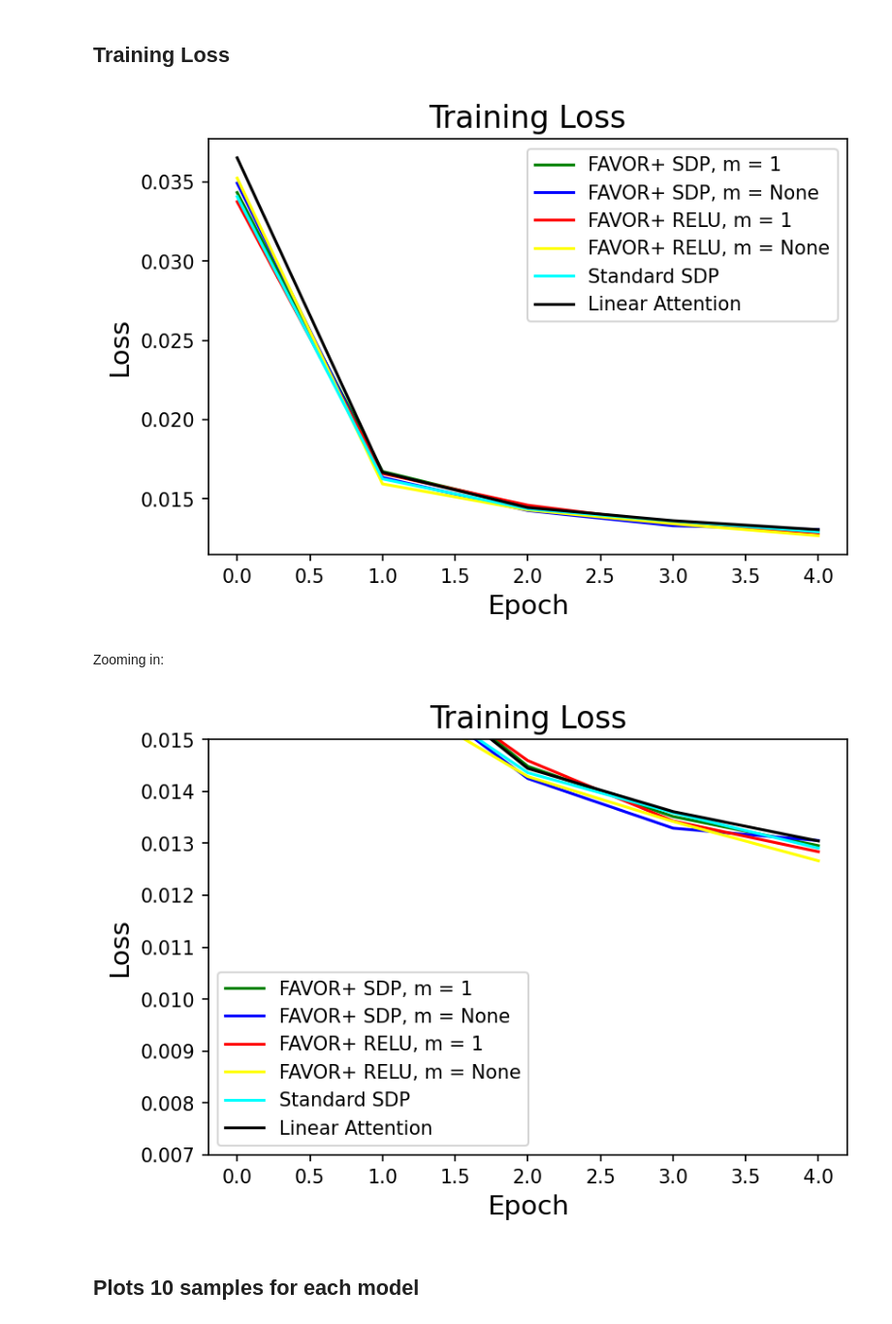
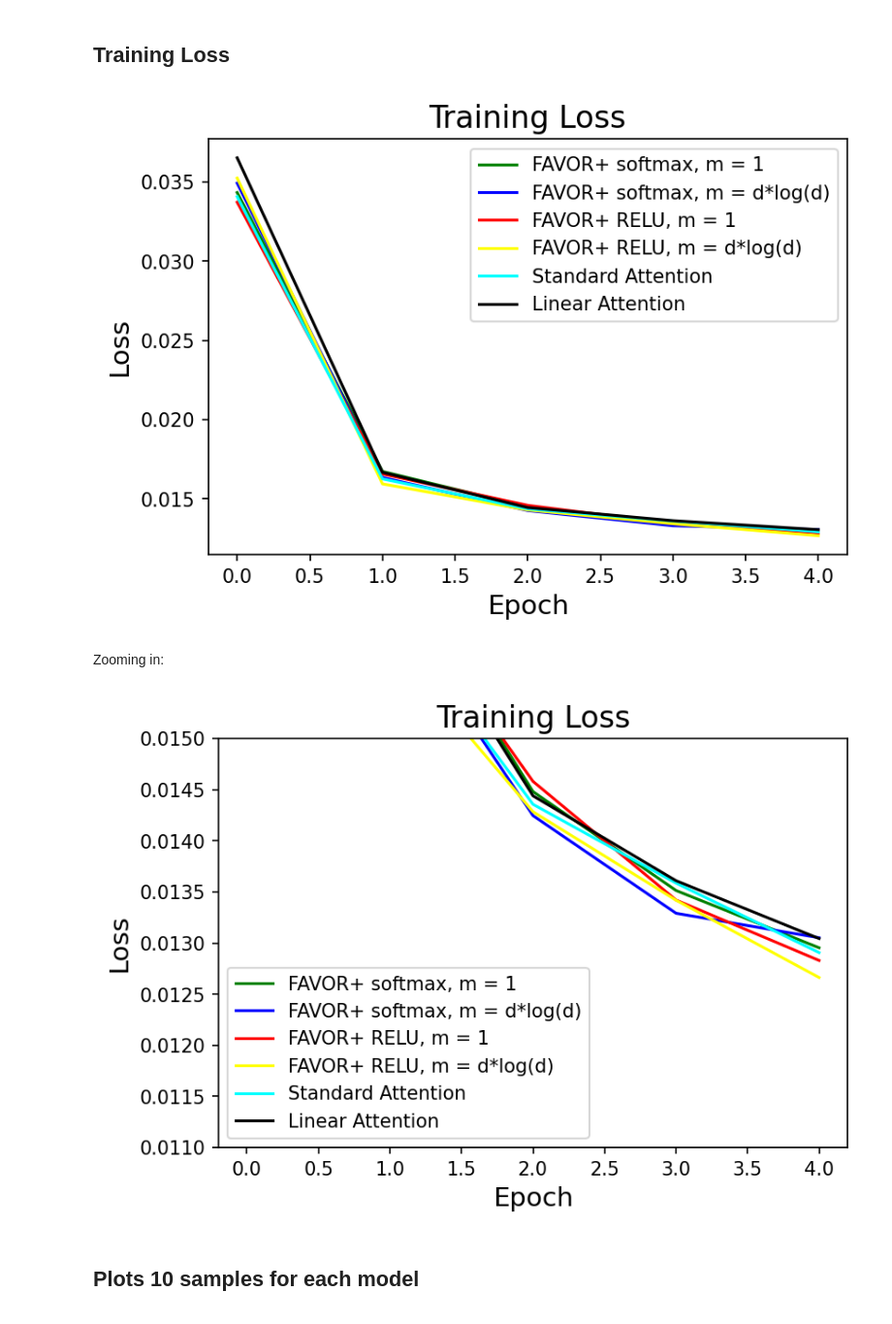
Before and after one commit to Asduffo/DDPM, a Jupyter notebook: fashionmnist-fulltest.ipynb, the cells around one changed output. Shown: that part at 97% size. Saved outputs shown, nothing was run; the diff lists cells and outputs as text; code cells hidden in the pictures.

```diff
--- a/fashionmnist-fulltest.ipynb
+++ b/fashionmnist-fulltest.ipynb
@@ -319,11 +319,11 @@ epoch 4 tr loss = 0.01304, vl_loss = 0.01309
 ## Training Loss
 # %%
 plt.figure(dpi = 150)
-plt.plot(d_m_1_FAVORSDP_tr_loss, label='FAVOR+ SDP, m = 1', color='green')
-plt.plot(d_m_None_FAVORSDP_tr_loss, label='FAVOR+ SDP, m = None', color='blue')
+plt.plot(d_m_1_FAVORSDP_tr_loss, label='FAVOR+ softmax, m = 1', color='green')
+plt.plot(d_m_None_FAVORSDP_tr_loss, label='FAVOR+ softmax, m = d*log(d)', color='blue')
 plt.plot(d_m_1_FAVORRELU_tr_loss, label='FAVOR+ RELU, m = 1', color='red')
-plt.plot(d_m_None_FAVORRELU_tr_loss, label='FAVOR+ RELU, m = None', color='yellow')
-plt.plot(d_SDP_tr_loss, label='Standard SDP', color='cyan')
+plt.plot(d_m_None_FAVORRELU_tr_loss, label='FAVOR+ RELU, m = d*log(d)', color='yellow')
+plt.plot(d_SDP_tr_loss, label='Standard Attention', color='cyan')
 plt.plot(d_linear_tr_loss, label='Linear Attention', color='black')
 plt.ylabel('Loss', fontsize=14)
 plt.xlabel('Epoch', fontsize=14)
@@ -331,25 +331,25 @@ plt.title('Training Loss', fontsize=16)
 plt.legend()
 plt.show()
 # %% [output]
-[figure, old version]
+[figure, new version]
 # %% [markdown]
 Zooming in:
 # %%
 plt.figure(dpi = 150)
-plt.plot(d_m_1_FAVORSDP_tr_loss, label='FAVOR+ SDP, m = 1', color='green')
-plt.plot(d_m_None_FAVORSDP_tr_loss, label='FAVOR+ SDP, m = None', color='blue')
+plt.plot(d_m_1_FAVORSDP_tr_loss, label='FAVOR+ softmax, m = 1', color='green')
+plt.plot(d_m_None_FAVORSDP_tr_loss, label='FAVOR+ softmax, m = d*log(d)', color='blue')
 plt.plot(d_m_1_FAVORRELU_tr_loss, label='FAVOR+ RELU, m = 1', color='red')
-plt.plot(d_m_None_FAVORRELU_tr_loss, label='FAVOR+ RELU, m = None', color='yellow')
-plt.plot(d_SDP_tr_loss, label='Standard SDP', color='cyan')
+plt.plot(d_m_None_FAVORRELU_tr_loss, label='FAVOR+ RELU, m = d*log(d)', color='yellow')
+plt.plot(d_SDP_tr_loss, label='Standard Attention', color='cyan')
 plt.plot(d_linear_tr_loss, label='Linear Attention', color='black')
 plt.ylabel('Loss', fontsize=14)
 plt.xlabel('Epoch', fontsize=14)
 plt.title('Training Loss', fontsize=16)
-plt.ylim(.007, .015)
+plt.ylim(.011, .015)
 plt.legend()
 plt.show()
 # %% [output]
-[figure, old version]
+[figure, new version]
 # %% [markdown]
 ## Plots 10 samples for each model
 # %%
```
Also changed, not shown: parts of 5 cells of this notebook.
